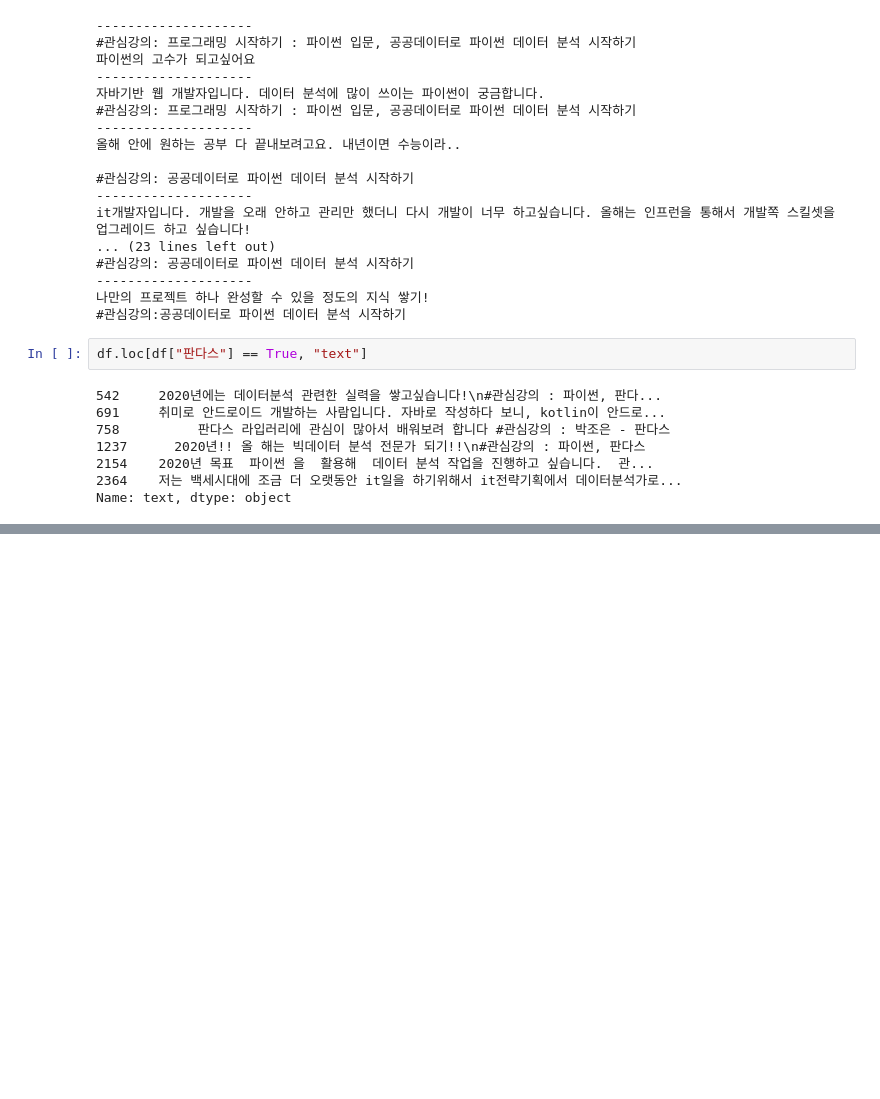
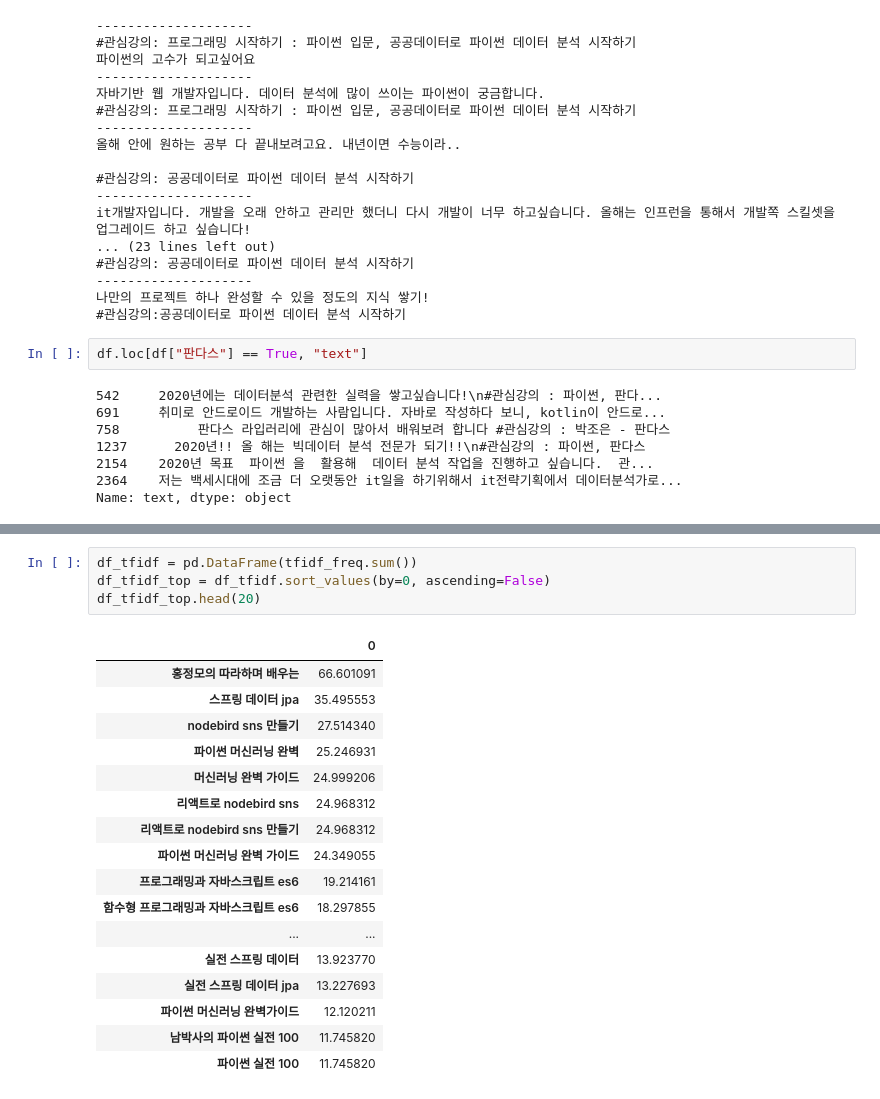
Before and after one commit to sloway/books, a Jupyter notebook: todaycode/inflearn-new-year-event-2020/02-inflearn-newyear-event-text-analysis.ipynb, the cells around one changed output, grey strips where cells are left out. Saved outputs shown, nothing was run; the diff lists cells and outputs as text; blank space fills up the shorter version.

```diff
--- a/todaycode/inflearn-new-year-event-2020/02-inflearn-newyear-event-text-analysis.ipynb
+++ b/todaycode/inflearn-new-year-event-2020/02-inflearn-newyear-event-text-analysis.ipynb
@@ -168,0 +268,22 @@ Name: text, dtype: object
+# %%
+df_tfidf = pd.DataFrame(tfidf_freq.sum())
+df_tfidf_top = df_tfidf.sort_values(by=0, ascending=False)
+df_tfidf_top.head(20)
+# %% [output]
+|  | 0 |
+| 홍정모의 따라하며 배우는 | 66.601091 |
+| 스프링 데이터 jpa | 35.495553 |
+| nodebird sns 만들기 | 27.514340 |
+| 파이썬 머신러닝 완벽 | 25.246931 |
+| 머신러닝 완벽 가이드 | 24.999206 |
+| 리액트로 nodebird sns | 24.968312 |
+| 리액트로 nodebird sns 만들기 | 24.968312 |
+| 파이썬 머신러닝 완벽 가이드 | 24.349055 |
+| 프로그래밍과 자바스크립트 es6 | 19.214161 |
+| 함수형 프로그래밍과 자바스크립트 es6 | 18.297855 |
+| ... | ... |
+| 실전 스프링 데이터 | 13.923770 |
+| 실전 스프링 데이터 jpa | 13.227693 |
+| 파이썬 머신러닝 완벽가이드 | 12.120211 |
+| 남박사의 파이썬 실전 100 | 11.745820 |
+| 파이썬 실전 100 | 11.745820 |
```
Also changed, not shown: parts of 11 cells of this notebook.
